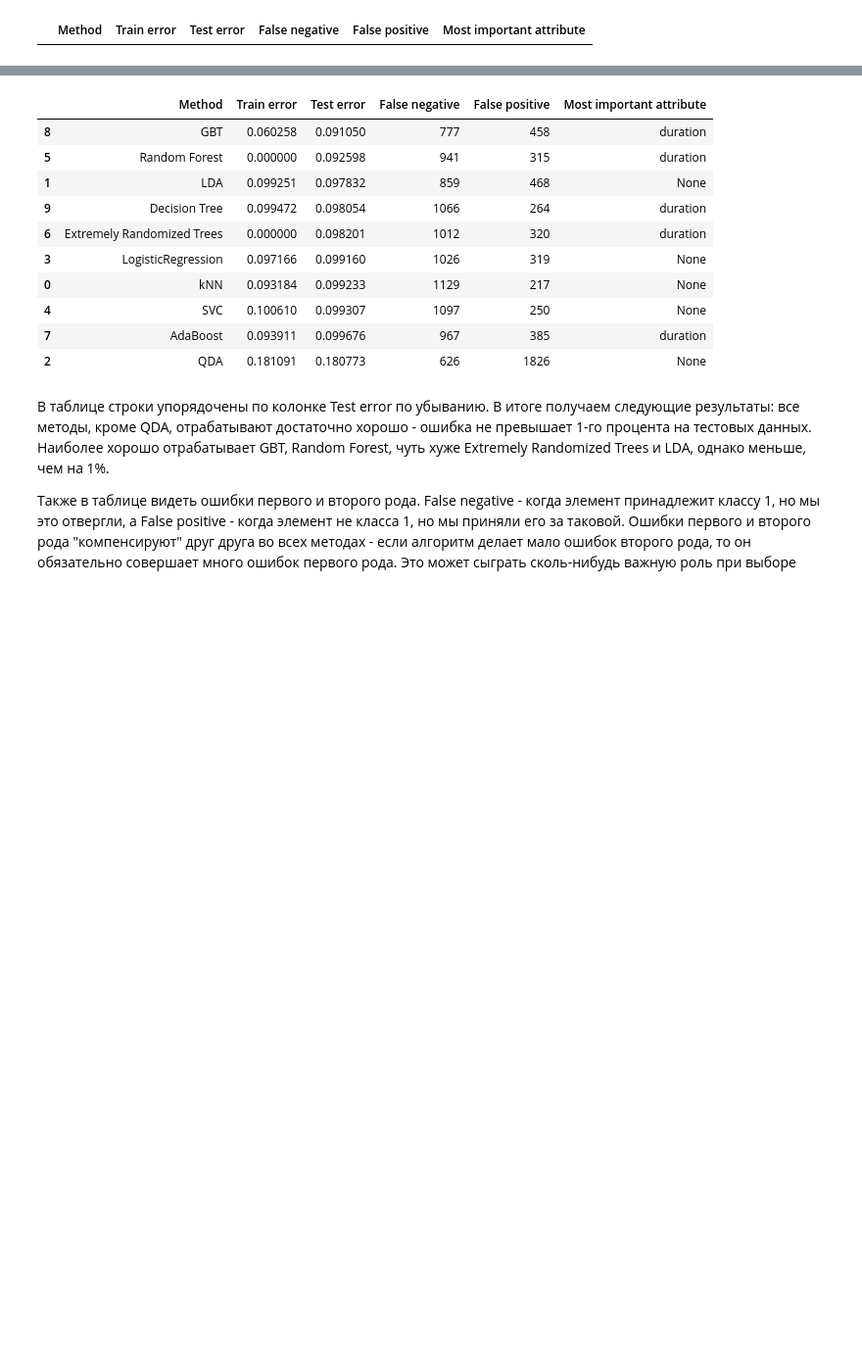
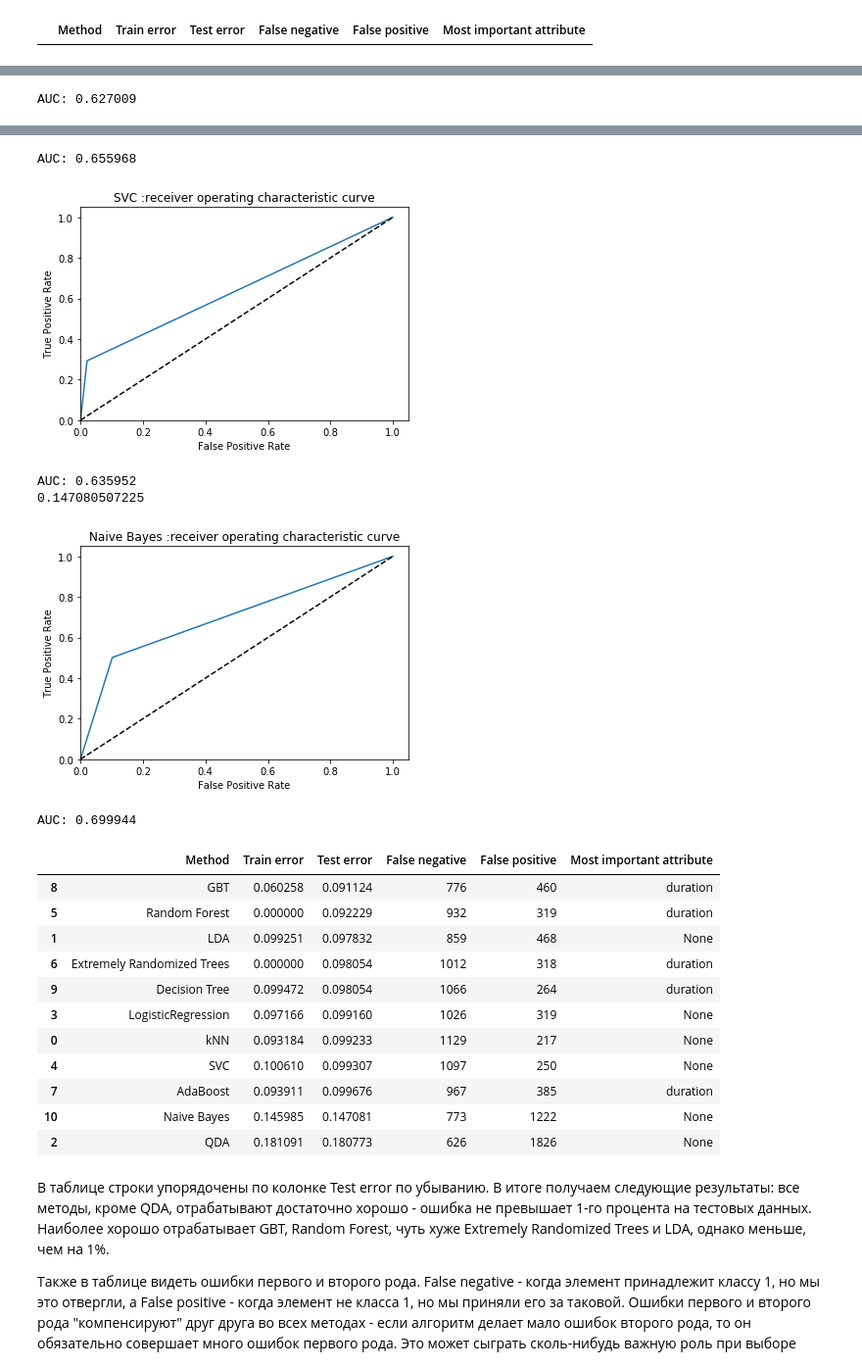
Before and after one commit to joistick11/data-mining-course, a Jupyter notebook: Vorontsov, 1st lab.ipynb, the cells around one changed output, grey strips where cells are left out. Shown at 98% size. Cells and saved outputs as stored; diff of their text form; code cells hidden in the pictures; blank space fills up the shorter version.

Commit message:
Modifications, added Bayes classifier

```diff
--- a/Vorontsov, 1st lab.ipynb
+++ b/Vorontsov, 1st lab.ipynb
@@ -408,6 +425,9 @@ def knn(results):
     cm = confusion_matrix(y_test, y_test_predict)
 
     addResult('kNN', err_train, err_test, cm[1][0], cm[0][1], 'None', results)
+
+    y_score = knn.predict(X_test)
+    plot_roc_curve('kNN', y_test, y_score)
 # %% [markdown]
 ### LDA
 # %%
@@ -447,6 +467,9 @@ def lr(results):
     cm = confusion_matrix(y_test, y_test_predict)
 
     addResult('LogisticRegression', err_train, err_test, cm[1][0], cm[0][1], 'None', results)
+
+    y_score = lr.predict(X_test)
+    plot_roc_curve("LogRegression", y_test, y_score)
 # %% [markdown]
 # SVC
 # %%
@@ -460,6 +483,9 @@ def svc(results):
     cm = confusion_matrix(y_test, y_test_predict)
 
     addResult('SVC', err_train, err_test, cm[1][0], cm[0][1], 'None', results)
+
+    y_score = svc.predict(X_test)
+    plot_roc_curve("SVC", y_test, y_score)
 # %% [markdown]
 # Random Forest
 # %%
@@ -538,3 +566,19 @@ def dtc(results):
+# %%
+def naive(results):
+    gnb = GaussianNB()
+    gnb.fit(X_train, y_train)
+
+    y_test_predict = gnb.predict(X_test)
+    err_train = np.mean(y_train != gnb.predict(X_train))
+    err_test  = np.mean(y_test  != y_test_predict)
+    cm = confusion_matrix(y_test, y_test_predict)
+
+    print(err_test)
+
+    addResult('Naive Bayes', err_train, err_test, cm[1][0], cm[0][1], None, results)
+
+    y_score = gnb.predict(X_test)
+    plot_roc_curve('Naive Bayes', y_test, y_score)
 # %% [markdown]
 ### Тесты
 # %%
@@ -553,5 +597,6 @@ ert(results)
 ada(results)
 gbt(results)
 dtc(results)
+naive(results)
 results.sort_values('Test error')
 # %% [output]
@@ -557,0 +604 @@ results.sort_values('Test error')
+AUC: 0.627009
@@ -558,13 +606,20 @@ results.sort_values('Test error')
+AUC: 0.655968
+[figure, added]
+AUC: 0.635952
+0.147080507225
+[figure, added]
+AUC: 0.699944
 |  | Method | Train error | Test error | False negative | False positive | Most important attribute |
-| 8 | GBT | 0.060258 | 0.091050 | 777 | 458 | duration |
-| 5 | Random Forest | 0.000000 | 0.092598 | 941 | 315 | duration |
+| 8 | GBT | 0.060258 | 0.091124 | 776 | 460 | duration |
+| 5 | Random Forest | 0.000000 | 0.092229 | 932 | 319 | duration |
 | 1 | LDA | 0.099251 | 0.097832 | 859 | 468 | None |
+| 6 | Extremely Randomized Trees | 0.000000 | 0.098054 | 1012 | 318 | duration |
 | 9 | Decision Tree | 0.099472 | 0.098054 | 1066 | 264 | duration |
-| 6 | Extremely Randomized Trees | 0.000000 | 0.098201 | 1012 | 320 | duration |
 | 3 | LogisticRegression | 0.097166 | 0.099160 | 1026 | 319 | None |
 | 0 | kNN | 0.093184 | 0.099233 | 1129 | 217 | None |
 | 4 | SVC | 0.100610 | 0.099307 | 1097 | 250 | None |
 | 7 | AdaBoost | 0.093911 | 0.099676 | 967 | 385 | duration |
+| 10 | Naive Bayes | 0.145985 | 0.147081 | 773 | 1222 | None |
 | 2 | QDA | 0.181091 | 0.180773 | 626 | 1826 | None |
 # %% [markdown]
 В таблице строки упорядочены по колонке Test error по убыванию.
```
Also changed, not shown: parts of 10 cells of this notebook.
